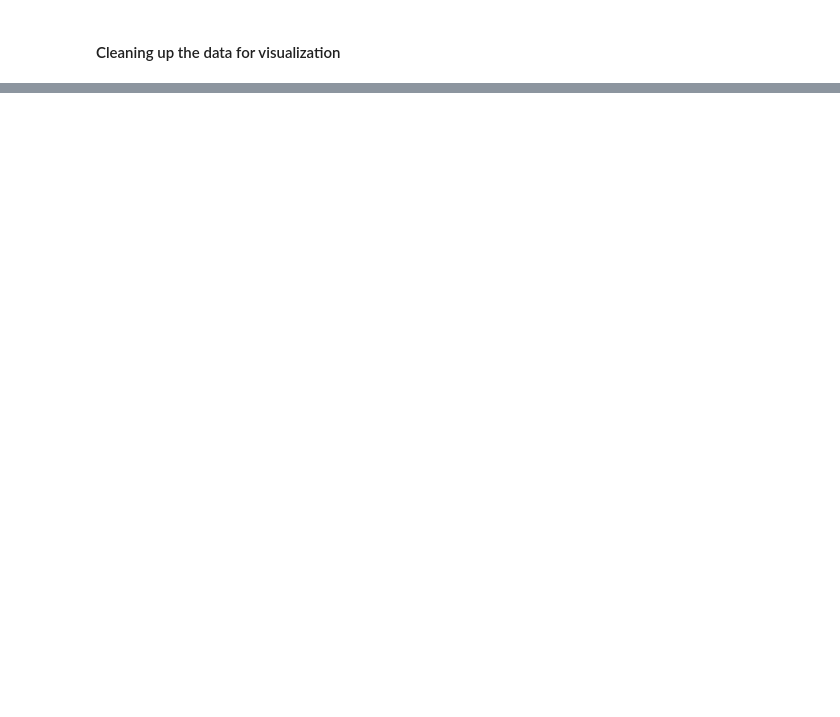
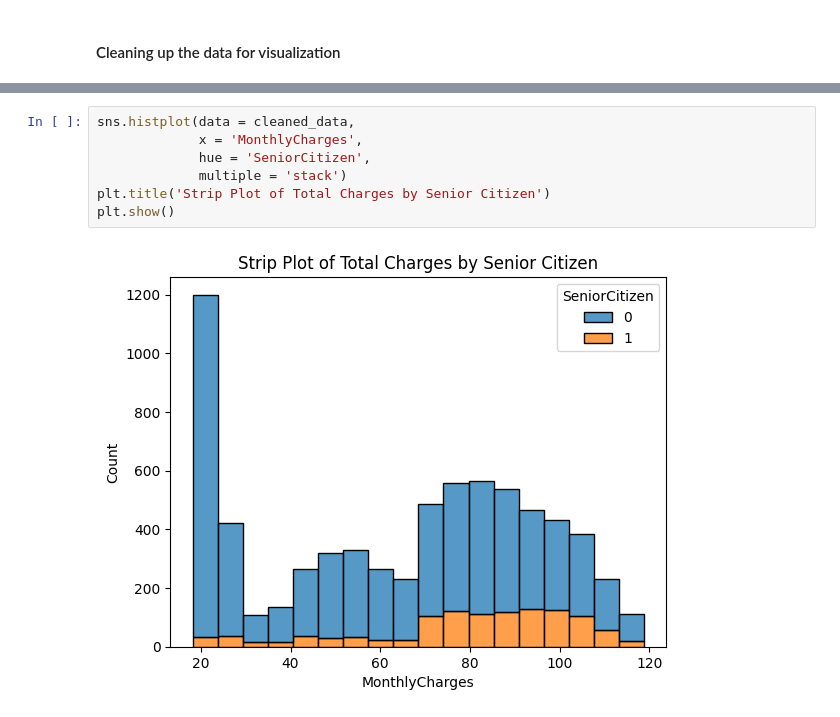
Before and after one commit to SJBales/telco-customer-churn, a Jupyter notebook: notebooks/EDA.ipynb, the cells around one changed output, grey strips where cells are left out. Cells and saved outputs as stored; diff of their text form; blank space fills up the shorter version.

```diff
--- a/notebooks/EDA.ipynb
+++ b/notebooks/EDA.ipynb
@@ -41,0 +123,9 @@ plt.show()
+# %%
+sns.histplot(data = cleaned_data,
+             x = 'MonthlyCharges',
+             hue = 'SeniorCitizen',
+             multiple = 'stack')
+plt.title('Strip Plot of Total Charges by Senior Citizen')
+plt.show()
+# %% [output]
+[figure, added]
```
Also changed, not shown: parts of 13 cells of this notebook.
